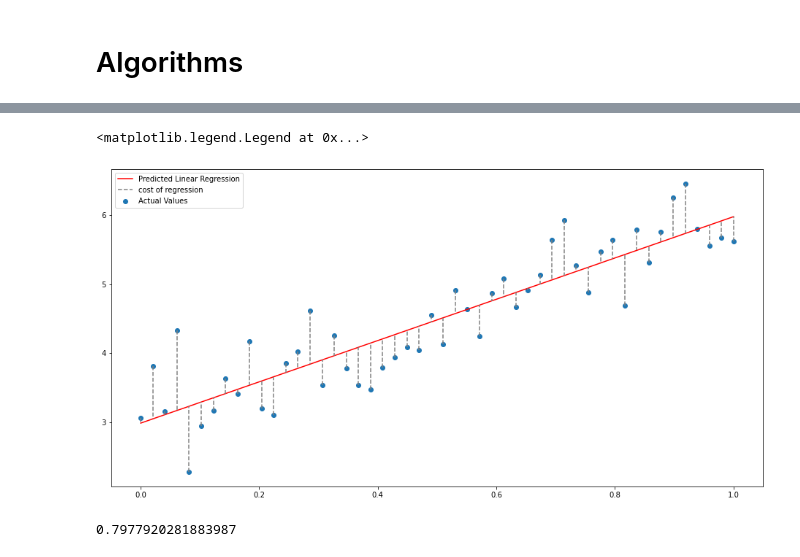
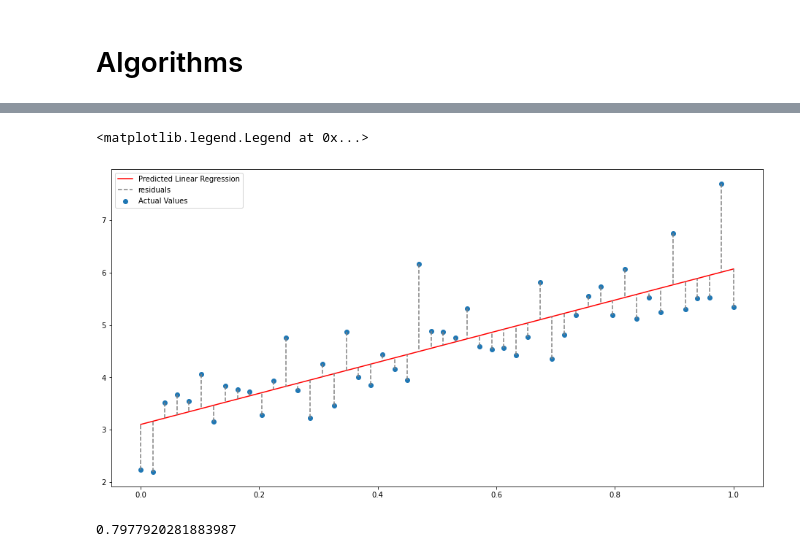
Before and after one commit to cian-gmit-da2020/machineLearningStatistics, a Jupyter notebook: scikit-learn.ipynb, the cells around one changed output, grey strips where cells are left out. Saved outputs shown, nothing was run; the diff lists cells and outputs as text; code cells hidden in the pictures.

Commit message:
Linear model and unsupervised learning

```diff
--- a/scikit-learn.ipynb
+++ b/scikit-learn.ipynb
@@ -113,0 +124,12 @@ Estimated line Coefficeint  [2.99497823]
+# %%
+# creating an array of 50 evenly spaced numbers between 0 & 1 as input data
+X = np.linspace(0,1, 50)
+
+# create a random number generator object, with a seed value
+rng = np.random.default_rng(seed=98)
+
+# Create a target array, based off of X with random noise added from normal distribution
+y = (3*X + 3) + rng.normal(0, .7, 50)
+
+# Plot the data in scatter plot
+plt.scatter(X,y)
@@ -113,0 +147,9 @@ Estimated line Coefficeint  [2.99497823]
+# %%
+# Initialize our regression model object reg using scikit learn's LinearRegression()
+reg = LinearRegression()
+
+# Fit regression model to our data, we need to reshape the input array X
+reg.fit(X.reshape(-1,1), y)
+
+# print regression co-efficient
+print(f"Regrssion line Coefficeint {reg.coef_}, and intercept {reg.intercept_}")
@@ -114,15 +162,21 @@ Estimated line Coefficeint  [2.99497823]
 # %%
+# Plot the actual data input and output
 plt.scatter(X,y, label="Actual Values")
+# Plot our model predicitons in a straight line
 plt.plot(X, reg.predict(X.reshape(-1,1)), color="r", label="Predicted Linear Regression")
-plt.plot([X[0],X[0]],[y[0], reg.predict(X.reshape(-1,1))[0]],color="grey", linestyle='dashed', label="cost of regression")
 
+# plot first residual (needed to include legend)
+plt.plot([X[0],X[0]],[y[0], reg.predict(X.reshape(-1,1))[0]],color="grey", linestyle='dashed', label="residuals")
+
+# for loop to plot all remaining residuals
 for i in range(1, len(X)):
     plt.plot([X[i],X[i]],[y[i], reg.predict(X.reshape(-1,1))[i]],color="grey", linestyle='dashed')
 
+# Add legend to plot
 plt.legend()
 # %% [output]
 <matplotlib.legend.Legend at 0x...>
-[figure, old version]
+[figure, new version]
 # %%
 from sklearn.model_selection import train_test_split
 from sklearn.metrics import r2_score
```
Also changed, not shown: parts of 106 cells of this notebook, 4 other files.
